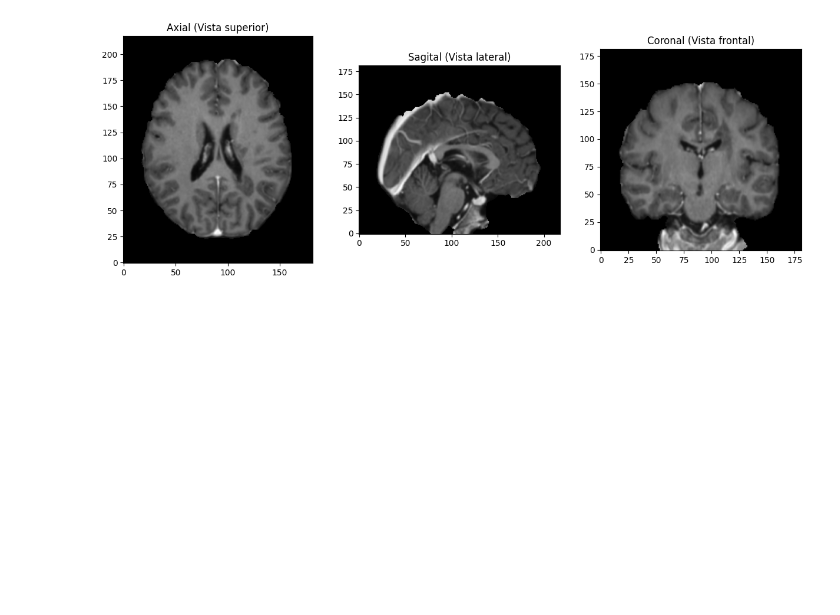
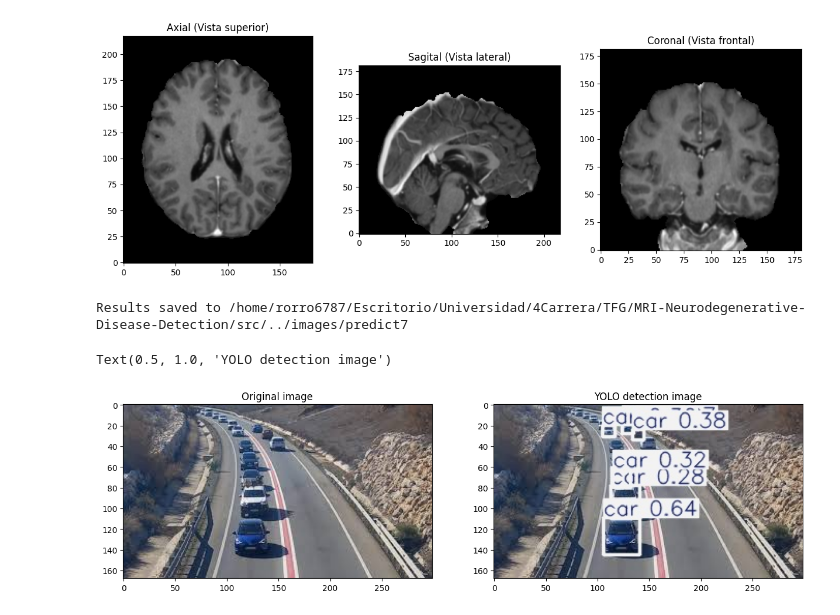
Before and after one commit to rorro6787/NND, a Jupyter notebook: src/script.ipynb, the cells around one changed output. Cells and saved outputs as stored; diff of their text form; code cells hidden in the pictures; blank space fills up the shorter version.

```diff
--- a/src/script.ipynb
+++ b/src/script.ipynb
@@ -54,0 +79,30 @@ Dimensiones de la proyección coronal: (182, 182)
+# %%
+def try_YOLOv8(image_name: str) -> str:
+    # Load the YOLOv5 model
+    model = YOLO(model="yolov8n.pt", task="detect", verbose=False)
+
+    # Load an image
+    img = os.path.join(os.getcwd(), '..', 'images', image_name)
+
+    # Perform inference
+    results = model(img, save = True, project=os.path.join(os.getcwd(), '..', 'images'), verbose=False)
+    # Where is the output image?
+    return results[0].save_dir
+# %%
+image_name = "download.jpeg"
+original_image = os.path.join(os.getcwd(), '..', 'images', image_name)
+YOLO_image_path = os.path.join(try_YOLOv8(image_name), image_name)
+
+fig, axes = plt.subplots(1, 2, figsize=(15, 5))
+
+# Mostrar la proyección axial
+axes[0].imshow(plt.imread(original_image))
+axes[0].set_title('Original image')
+
+# Mostrar la proyección sagital
+axes[1].imshow(plt.imread(YOLO_image_path))
+axes[1].set_title('YOLO detection image')
+# %% [output]
+Results saved to /home/rorro6787/Escritorio/Universidad/4Carrera/TFG/MRI-Neurodegenerative-Disease-Detection/src/../images/predict7
+Text(0.5, 1.0, 'YOLO detection image')
+[figure, added]
```
Also changed, not shown: parts of 2 cells of this notebook, 7 other files.
